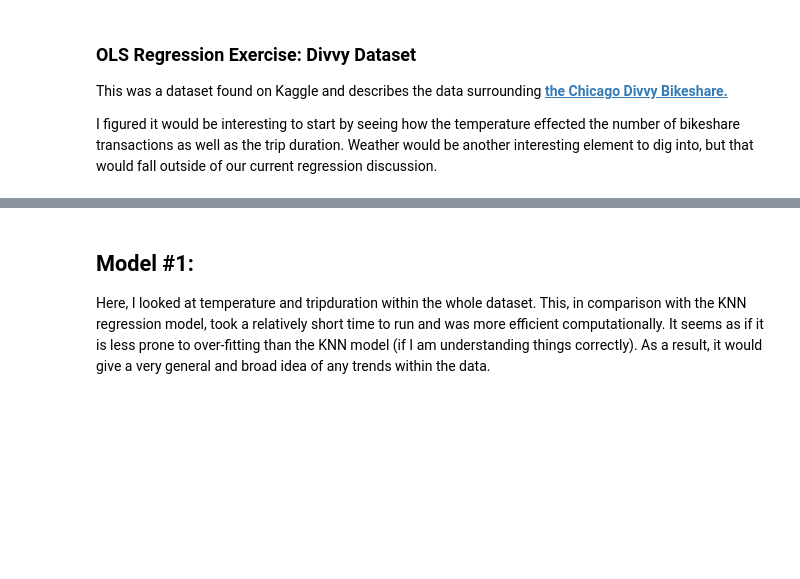
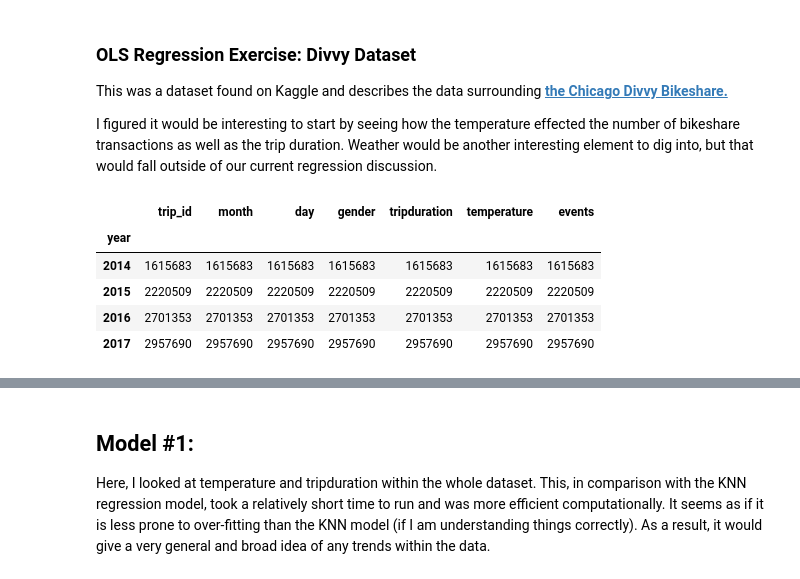
Before and after one commit to Begecky/Pre-Bootcamp-Materials, a Jupyter notebook: Unit_3/OLS_Regression_#2.ipynb, the cells around one changed output, grey strips where cells are left out. Cells and saved outputs as stored; diff of their text form; code cells hidden in the pictures; blank space fills up the shorter version.

```diff
--- a/Unit_3/OLS_Regression_#2.ipynb
+++ b/Unit_3/OLS_Regression_#2.ipynb
@@ -21,10 +21,18 @@ warnings.filterwarnings(action="ignore", module="scipy", message="^internal gels
 # %%
 # Importing and isolating the data:
 
 raw_data = pd.read_csv("Divvy_BikeShare.csv")
 data = pd.DataFrame()
 data = pd.DataFrame(raw_data[['trip_id', 'year', 'month', 'day', 'gender',
                               'tripduration', 'temperature', 'events']])
+data.groupby('year').count()
+# %% [output]
+|  | trip_id | month | day | gender | tripduration | temperature | events |
+| year |  |  |  |  |  |  |  |
+| 2014 | 1615683 | 1615683 | 1615683 | 1615683 | 1615683 | 1615683 | 1615683 |
+| 2015 | 2220509 | 2220509 | 2220509 | 2220509 | 2220509 | 2220509 | 2220509 |
+| 2016 | 2701353 | 2701353 | 2701353 | 2701353 | 2701353 | 2701353 | 2701353 |
+| 2017 | 2957690 | 2957690 | 2957690 | 2957690 | 2957690 | 2957690 | 2957690 |
 # %%
 # Creating some new columns to aid in feature engineering:
 
```
Also changed, not shown: parts of 19 cells of this notebook.
